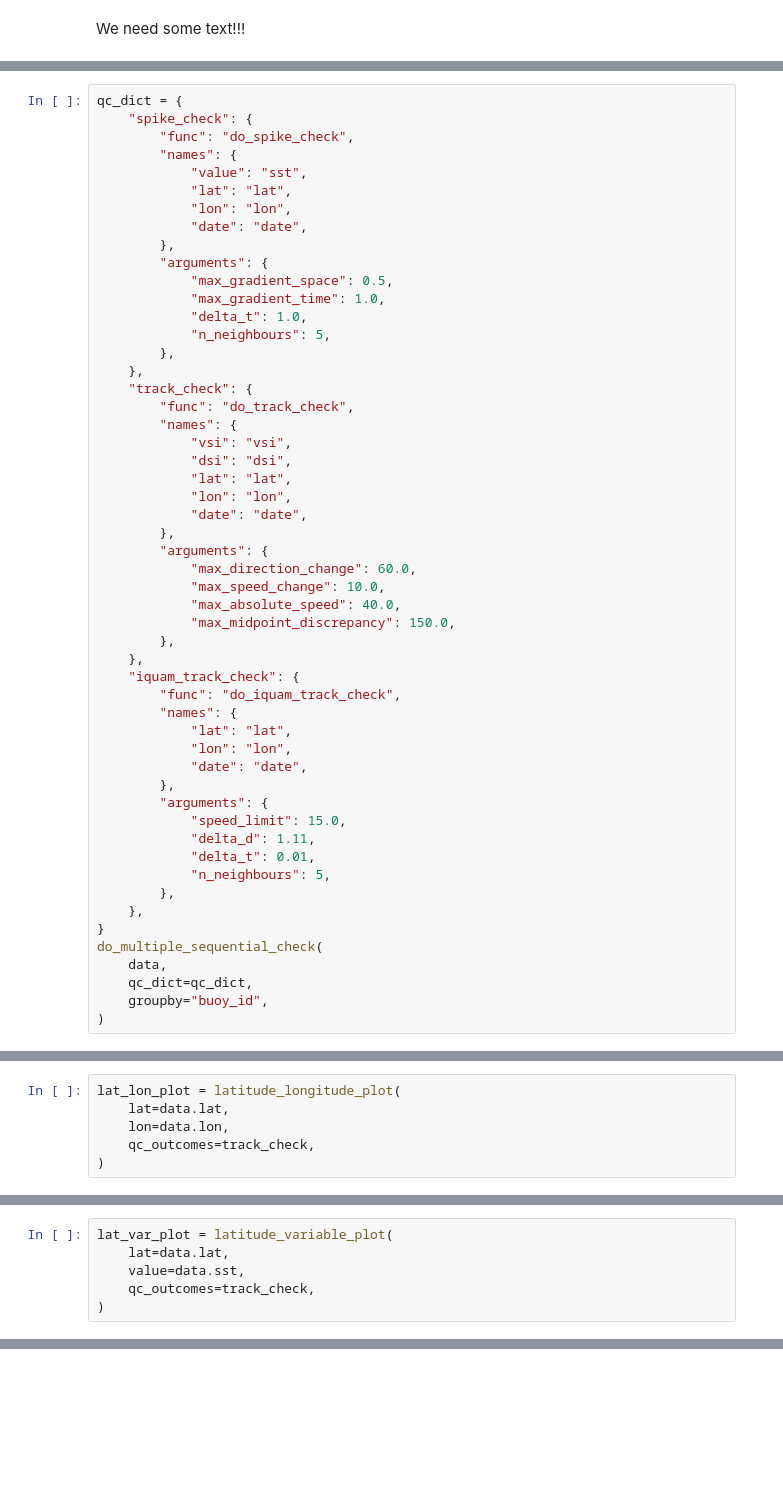
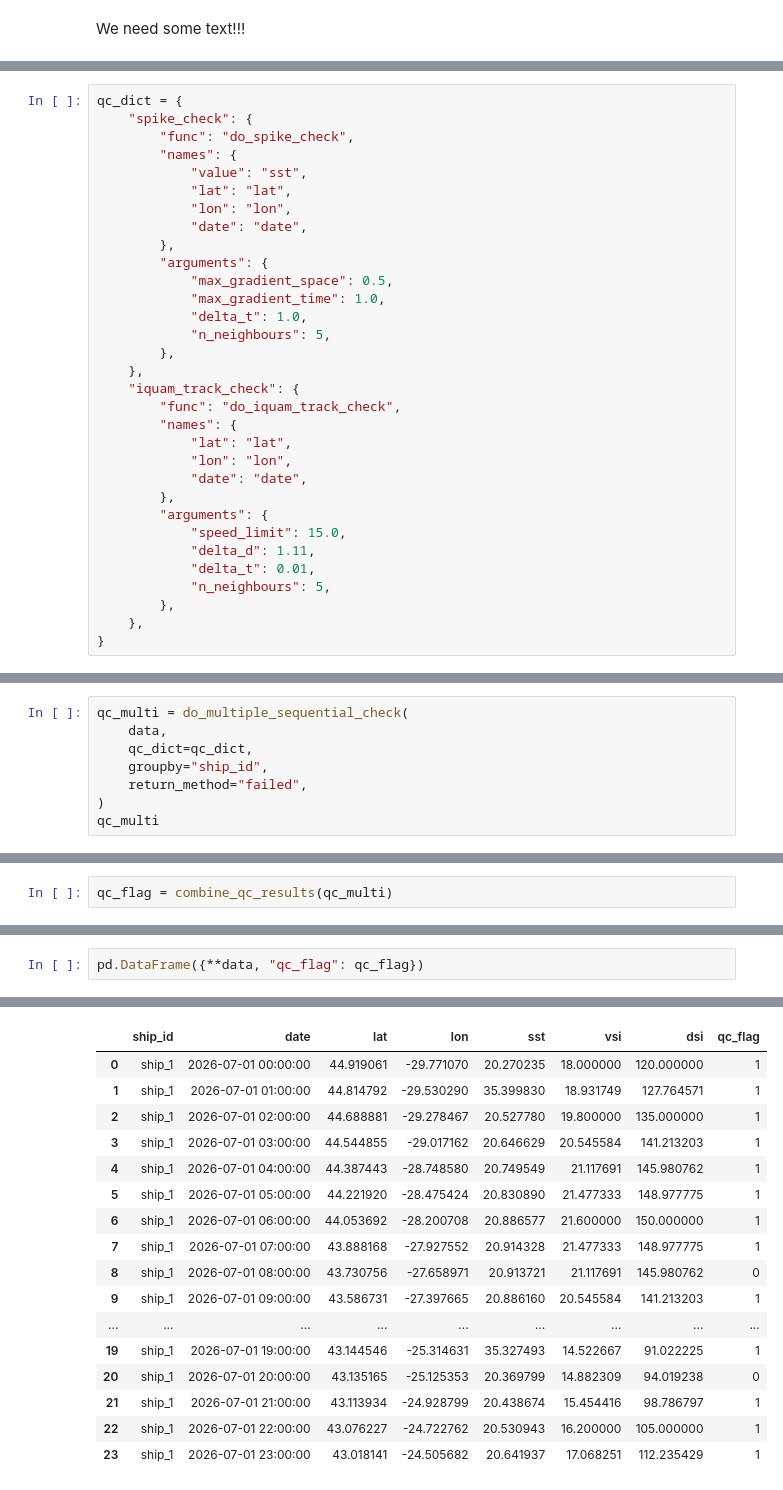
Before and after one commit to glamod/marine_qc, a Jupyter notebook: docs/notebooks/qc_sequential.ipynb, the cells around one changed output, grey strips where cells are left out. Saved outputs shown, nothing was run; the diff lists cells and outputs as text; blank space fills up the shorter version.

```diff
--- a/docs/notebooks/qc_sequential.ipynb
+++ b/docs/notebooks/qc_sequential.ipynb
@@ -156,22 +146,6 @@ qc_dict = {
             "n_neighbours": 5,
         },
     },
-    "track_check": {
-        "func": "do_track_check",
-        "names": {
-            "vsi": "vsi",
-            "dsi": "dsi",
-            "lat": "lat",
-            "lon": "lon",
-            "date": "date",
-        },
-        "arguments": {
-            "max_direction_change": 60.0,
-            "max_speed_change": 10.0,
-            "max_absolute_speed": 40.0,
-            "max_midpoint_discrepancy": 150.0,
-        },
-    },
     "iquam_track_check": {
         "func": "do_iquam_track_check",
         "names": {
@@ -187,8 +161,3 @@ qc_dict = {
         },
     },
 }
-do_multiple_sequential_check(
-    data,
-    qc_dict=qc_dict,
-    groupby="buoy_id",
-)
@@ -212,0 +164,8 @@ do_multiple_sequential_check(
+# %%
+qc_multi = do_multiple_sequential_check(
+    data,
+    qc_dict=qc_dict,
+    groupby="ship_id",
+    return_method="failed",
+)
+qc_multi
@@ -213,6 +190,2 @@ do_multiple_sequential_check(
 # %%
-lat_lon_plot = latitude_longitude_plot(
-    lat=data.lat,
-    lon=data.lon,
-    qc_outcomes=track_check,
-)
+qc_flag = combine_qc_results(qc_multi)
@@ -221,7 +192,3 @@ lat_lon_plot = latitude_longitude_plot(
 # %%
-lat_var_plot = latitude_variable_plot(
-    lat=data.lat,
-    value=data.sst,
-    qc_outcomes=track_check,
-)
+pd.DataFrame({**data, "qc_flag": qc_flag})
 # %% [output]
@@ -228,0 +195,17 @@ lat_var_plot = latitude_variable_plot(
+|  | ship_id | date | lat | lon | sst | vsi | dsi | qc_flag |
+| 0 | ship_1 | 2026-07-01 00:00:00 | 44.919061 | -29.771070 | 20.270235 | 18.000000 | 120.000000 | 1 |
+| 1 | ship_1 | 2026-07-01 01:00:00 | 44.814792 | -29.530290 | 35.399830 | 18.931749 | 127.764571 | 1 |
+| 2 | ship_1 | 2026-07-01 02:00:00 | 44.688881 | -29.278467 | 20.527780 | 19.800000 | 135.000000 | 1 |
+| 3 | ship_1 | 2026-07-01 03:00:00 | 44.544855 | -29.017162 | 20.646629 | 20.545584 | 141.213203 | 1 |
+| 4 | ship_1 | 2026-07-01 04:00:00 | 44.387443 | -28.748580 | 20.749549 | 21.117691 | 145.980762 | 1 |
+| 5 | ship_1 | 2026-07-01 05:00:00 | 44.221920 | -28.475424 | 20.830890 | 21.477333 | 148.977775 | 1 |
+| 6 | ship_1 | 2026-07-01 06:00:00 | 44.053692 | -28.200708 | 20.886577 | 21.600000 | 150.000000 | 1 |
+| 7 | ship_1 | 2026-07-01 07:00:00 | 43.888168 | -27.927552 | 20.914328 | 21.477333 | 148.977775 | 1 |
+| 8 | ship_1 | 2026-07-01 08:00:00 | 43.730756 | -27.658971 | 20.913721 | 21.117691 | 145.980762 | 0 |
+| 9 | ship_1 | 2026-07-01 09:00:00 | 43.586731 | -27.397665 | 20.886160 | 20.545584 | 141.213203 | 1 |
+| ... | ... | ... | ... | ... | ... | ... | ... | ... |
+| 19 | ship_1 | 2026-07-01 19:00:00 | 43.144546 | -25.314631 | 35.327493 | 14.522667 | 91.022225 | 1 |
+| 20 | ship_1 | 2026-07-01 20:00:00 | 43.135165 | -25.125353 | 20.369799 | 14.882309 | 94.019238 | 0 |
+| 21 | ship_1 | 2026-07-01 21:00:00 | 43.113934 | -24.928799 | 20.438674 | 15.454416 | 98.786797 | 1 |
+| 22 | ship_1 | 2026-07-01 22:00:00 | 43.076227 | -24.722762 | 20.530943 | 16.200000 | 105.000000 | 1 |
+| 23 | ship_1 | 2026-07-01 23:00:00 | 43.018141 | -24.505682 | 20.641937 | 17.068251 | 112.235429 | 1 |
```
Also changed, not shown: parts of 12 cells of this notebook, 1 other file.
